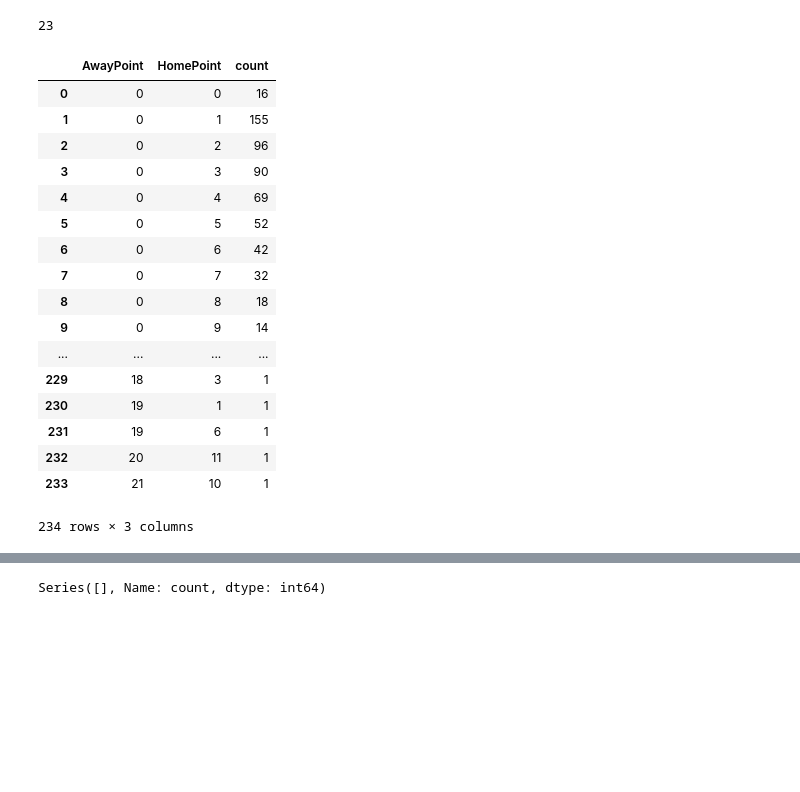
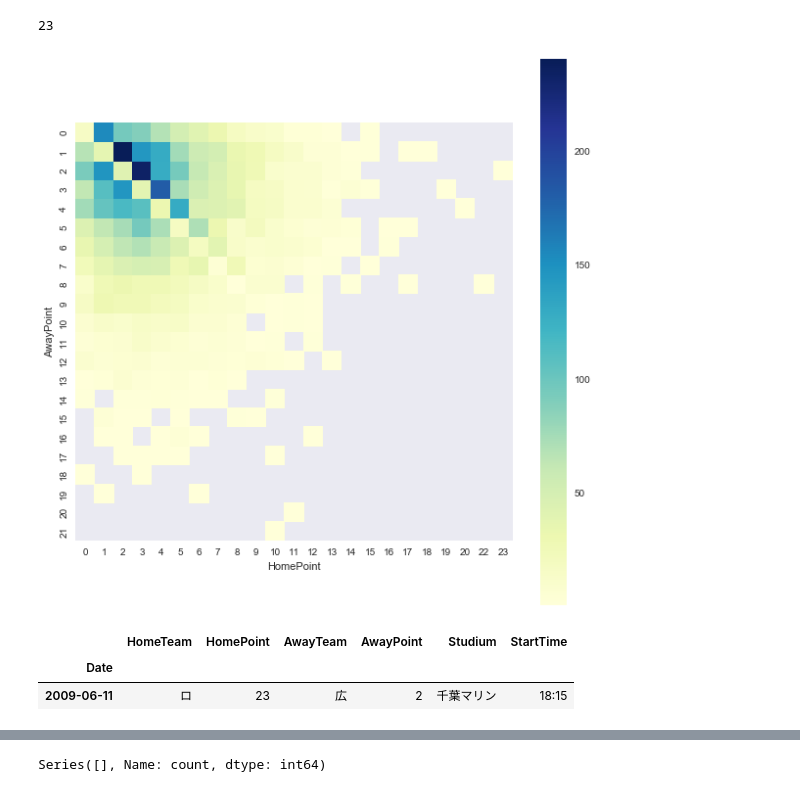
Before and after one commit to nyk510/baseball-dataset, a Jupyter notebook: analysis/matchdata.ipynb, the cells around one changed output, grey strips where cells are left out. Cells and saved outputs as stored; diff of their text form; code cells hidden in the pictures; blank space fills up the shorter version.

```diff
--- a/analysis/matchdata.ipynb
+++ b/analysis/matchdata.ipynb
@@ -60,24 +62,24 @@ max_point = max(gp_points[['HomePoint','AwayPoint']].max())
 print(max_point)
 # %% [output]
 23
-# %%
-gp_points
-# %% [output]
-|  | AwayPoint | HomePoint | count |
-| 0 | 0 | 0 | 16 |
-| 1 | 0 | 1 | 155 |
-| 2 | 0 | 2 | 96 |
-| 3 | 0 | 3 | 90 |
-| 4 | 0 | 4 | 69 |
-| 5 | 0 | 5 | 52 |
-| 6 | 0 | 6 | 42 |
-| 7 | 0 | 7 | 32 |
-| 8 | 0 | 8 | 18 |
-| 9 | 0 | 9 | 14 |
-| ... | ... | ... | ... |
-| 229 | 18 | 3 | 1 |
-| 230 | 19 | 1 | 1 |
-| 231 | 19 | 6 | 1 |
-| 232 | 20 | 11 | 1 |
-| 233 | 21 | 10 | 1 |
-234 rows × 3 columns
+# %%
+gp_points['count'] = gp_points['count'].astype('int')
+# %%
+gp_points.dtypes
+
+piv = gp_points.pivot('AwayPoint','HomePoint','count')
+# %%
+piv = piv.fillna(0).astype('int')
+# %%
+import seaborn as sns
+plt.figure(figsize=(10,10))
+sns.heatmap(piv,annot=False,square=True,fmt='',cmap="YlGnBu",cbar=True)
+plt.savefig('matchup_table.png',dpi=100)
+# %% [output]
+[figure, added]
+# %%
+df_match[df_match['HomePoint'] == 23]
+# %% [output]
+|  | HomeTeam | HomePoint | AwayTeam | AwayPoint | Studium | StartTime |
+| Date |  |  |  |  |  |  |
+| 2009-06-11 | ロ | 23 | 広 | 2 | 千葉マリン | 18:15 |
```
Also changed, not shown: parts of 4 cells of this notebook, 11 other files.
